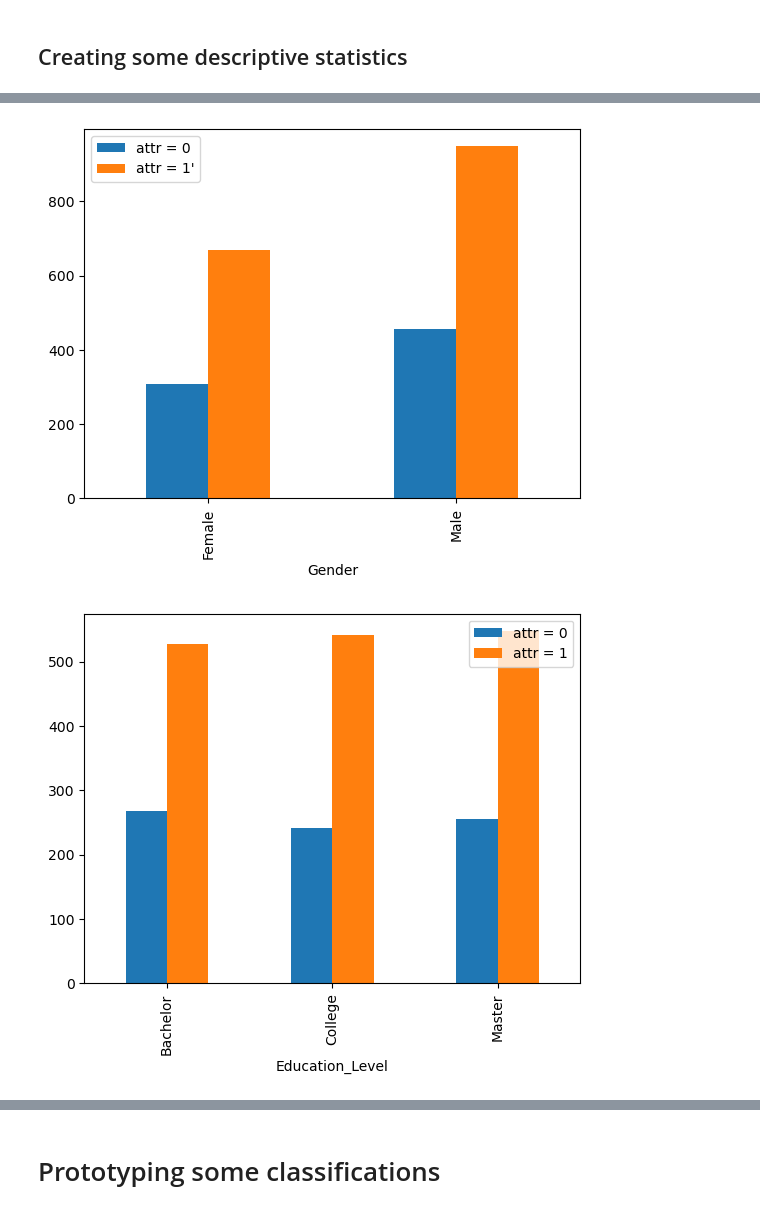
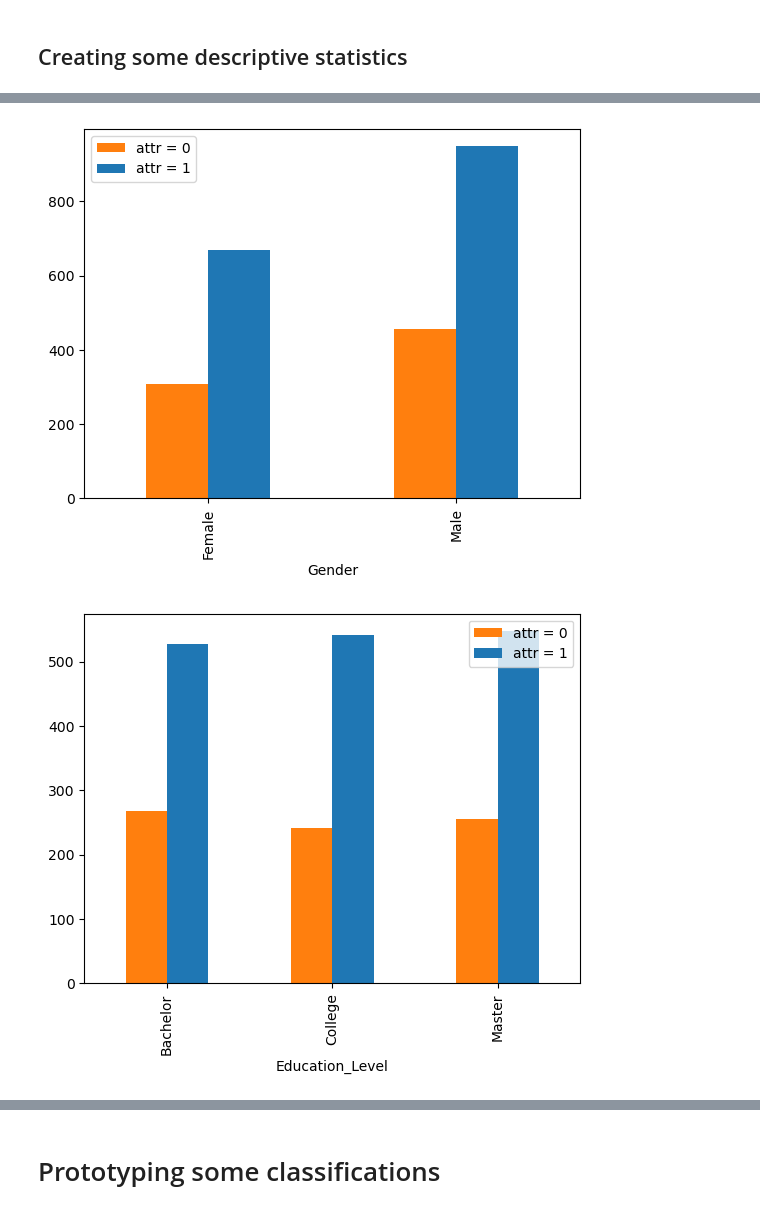
Before and after one commit to MathiasBjorgum/Project, a Jupyter notebook: tdt4259_project_notebook.ipynb, the cells around one changed output, grey strips where cells are left out. Cells and saved outputs as stored; diff of their text form; code cells hidden in the pictures.

```diff
--- a/tdt4259_project_notebook.ipynb
+++ b/tdt4259_project_notebook.ipynb
@@ -53,26 +54,26 @@ attrition_0 = desc_dataset.groupby('Gender')['Attrition'].apply(lambda x: (x==0)
 attrition_1 = desc_dataset.groupby('Gender')['Attrition'].apply(lambda x: (x==1).sum()).reset_index(name='attr = 1')
 
 combined = attrition_0.copy()
-combined["attr = 1'"] = attrition_1['attr = 1']
+combined["attr = 1"] = attrition_1['attr = 1']
 
 combined = combined.set_index(pd.Index(combined.Gender))
 
-combined.plot(kind="bar")
+combined.plot(kind="bar", color =['#ff7f0e', '#1f77b4'])
 
 tikzplotlib.save(FIG_PATH.joinpath("group_by_gender.tex"))
 # %% [output]
-[figure, old version]
+[figure, new version]
 # %%
 attrition_0 = desc_dataset.groupby('Education_Level')['Attrition'].apply(lambda x: (x==0).sum()).reset_index(name='attr = 0')
 attrition_1 = desc_dataset.groupby('Education_Level')['Attrition'].apply(lambda x: (x==1).sum()).reset_index(name='attr = 1')
 
 combined = attrition_0.copy()
 combined["attr = 1"] = attrition_1["attr = 1"]
 
 combined = combined.set_index(pd.Index(combined.Education_Level))
 
-combined.plot(kind="bar")
+combined.plot(kind="bar", color =['#ff7f0e', '#1f77b4'])
 
-tikzplotlib.save(FIG_PATH.joinpath("group_by_gender.tex"))
+tikzplotlib.save(FIG_PATH.joinpath("group_by_education.tex"))
 # %% [output]
-[figure, old version]
+[figure, new version]
```
Also changed, not shown: parts of 25 cells of this notebook, 2 other files.
